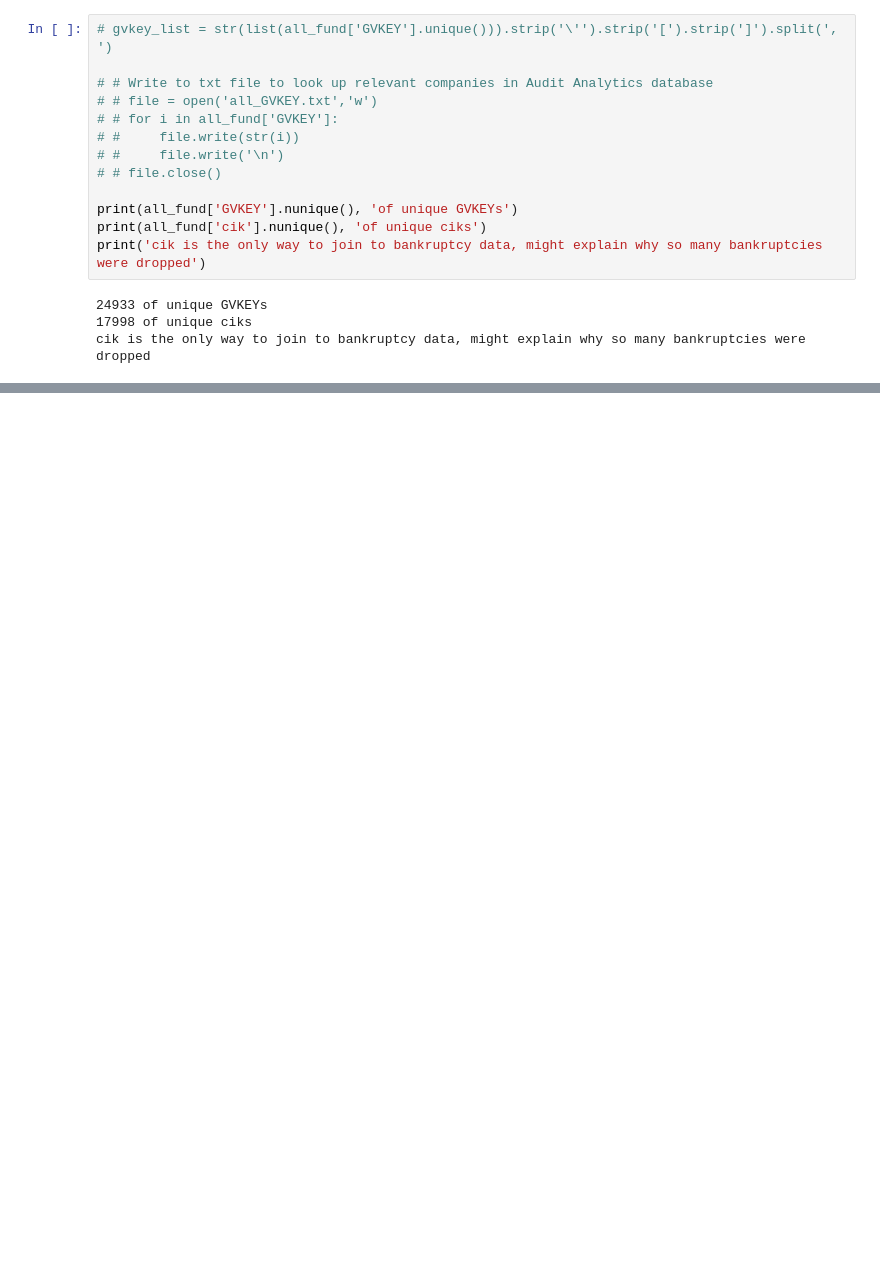
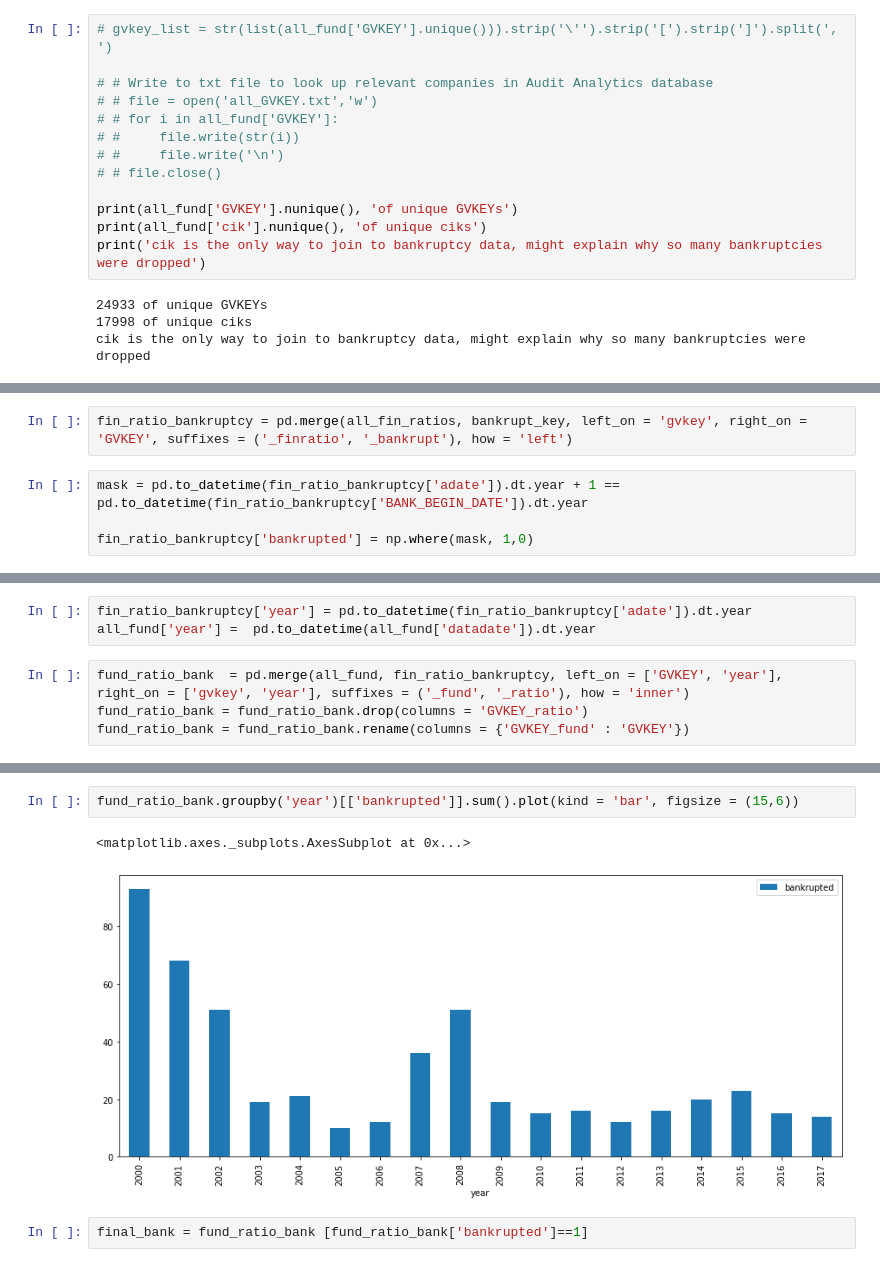
Before and after one commit to hannahho11/predict_bankruptcy, a Jupyter notebook: all_companies v1.ipynb, the cells around one changed output, grey strips where cells are left out. Drawn from its saved outputs; the diff is of its cells as text; blank space fills up the shorter version.

```diff
--- a/all_companies v1.ipynb
+++ b/all_companies v1.ipynb
@@ -60,0 +199,6 @@ cik is the only way to join to bankruptcy data, might explain why so many bankru
+# %%
+fin_ratio_bankruptcy = pd.merge(all_fin_ratios, bankrupt_key, left_on = 'gvkey', right_on = 'GVKEY', suffixes = ('_finratio', '_bankrupt'), how = 'left')
+# %%
+mask = pd.to_datetime(fin_ratio_bankruptcy['adate']).dt.year + 1 == pd.to_datetime(fin_ratio_bankruptcy['BANK_BEGIN_DATE']).dt.year
+
+fin_ratio_bankruptcy['bankrupted'] = np.where(mask, 1,0)
@@ -60,0 +210,7 @@ cik is the only way to join to bankruptcy data, might explain why so many bankru
+# %%
+fin_ratio_bankruptcy['year'] = pd.to_datetime(fin_ratio_bankruptcy['adate']).dt.year
+all_fund['year'] =  pd.to_datetime(all_fund['datadate']).dt.year
+# %%
+fund_ratio_bank  = pd.merge(all_fund, fin_ratio_bankruptcy, left_on = ['GVKEY', 'year'], right_on = ['gvkey', 'year'], suffixes = ('_fund', '_ratio'), how = 'inner')
+fund_ratio_bank = fund_ratio_bank.drop(columns = 'GVKEY_ratio')
+fund_ratio_bank = fund_ratio_bank.rename(columns = {'GVKEY_fund' : 'GVKEY'})
@@ -60,0 +239,7 @@ cik is the only way to join to bankruptcy data, might explain why so many bankru
+# %%
+fund_ratio_bank.groupby('year')[['bankrupted']].sum().plot(kind = 'bar', figsize = (15,6))
+# %% [output]
+<matplotlib.axes._subplots.AxesSubplot at 0x...>
+[figure, added]
+# %%
+final_bank = fund_ratio_bank [fund_ratio_bank['bankrupted']==1]
```
Also changed, not shown: parts of 31 cells of this notebook, 6 other files.
